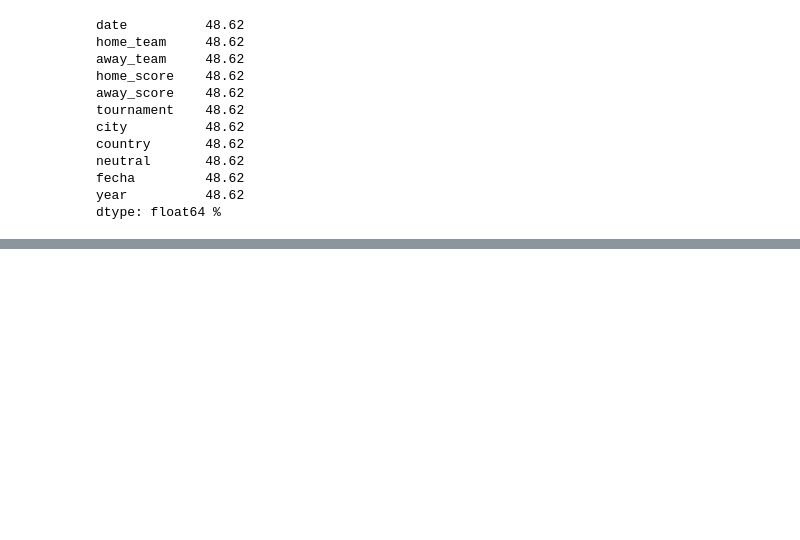
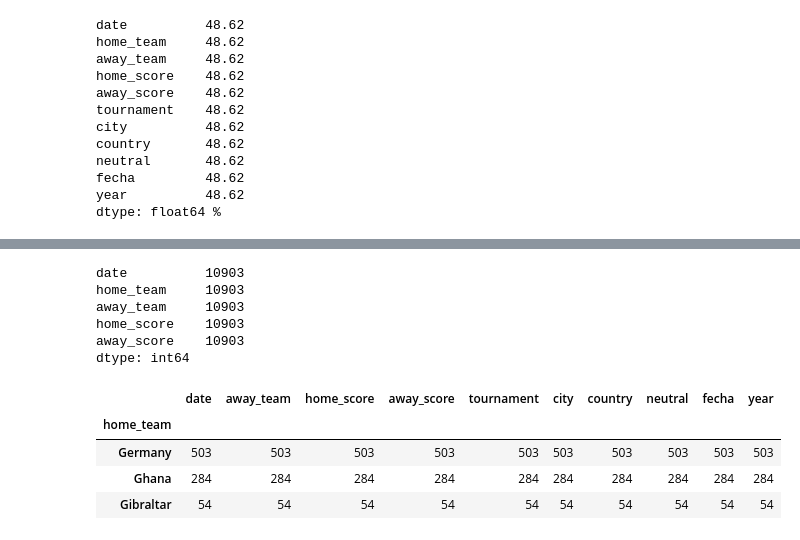
Before and after one commit to JMML2021/0501_sampling, a Jupyter notebook: 05_Sampling.ipynb, the cells around one changed output, grey strips where cells are left out. Saved outputs shown, nothing was run; the diff lists cells and outputs as text; code cells hidden in the pictures; blank space fills up the shorter version.

```diff
--- a/05_Sampling.ipynb
+++ b/05_Sampling.ipynb
@@ -347,0 +399,12 @@ dtype: float64 %
+# %%
+# Partidos jugados por cada Pais
+
+df7 = df1.drop_duplicates(subset=['home_team', 'away_team']).count()
+df7.head()
+# %% [output]
+date          10903
+home_team     10903
+away_team     10903
+home_score    10903
+away_score    10903
+dtype: int64
@@ -347,0 +415,9 @@ dtype: float64 %
+# %%
+partidosJugados = df1.groupby(['home_team']).count()
+partidosJugados[104:107]
+# %% [output]
+|  | date | away_team | home_score | away_score | tournament | city | country | neutral | fecha | year |
+| home_team |  |  |  |  |  |  |  |  |  |  |
+| Germany | 503 | 503 | 503 | 503 | 503 | 503 | 503 | 503 | 503 | 503 |
+| Ghana | 284 | 284 | 284 | 284 | 284 | 284 | 284 | 284 | 284 | 284 |
+| Gibraltar | 54 | 54 | 54 | 54 | 54 | 54 | 54 | 54 | 54 | 54 |
```
Also changed, not shown: parts of 11 cells of this notebook.
